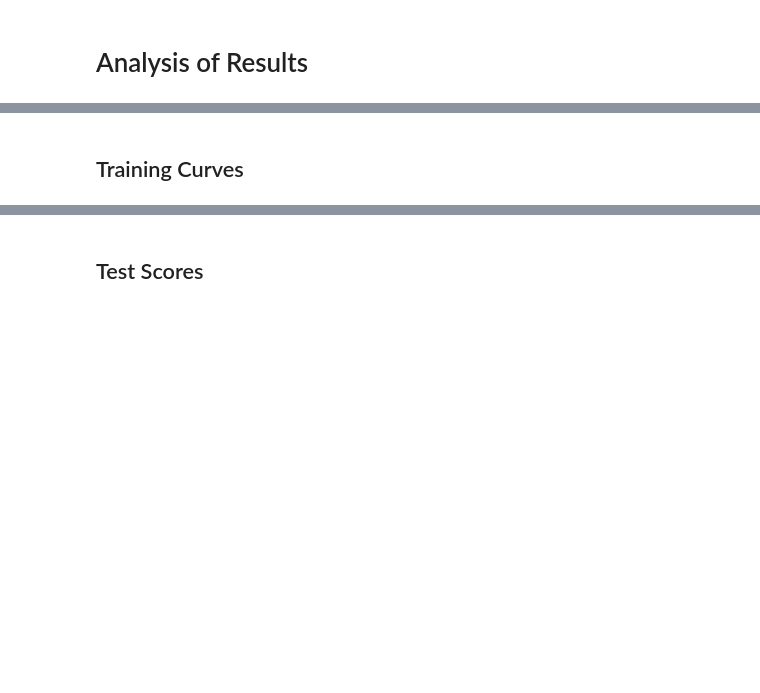
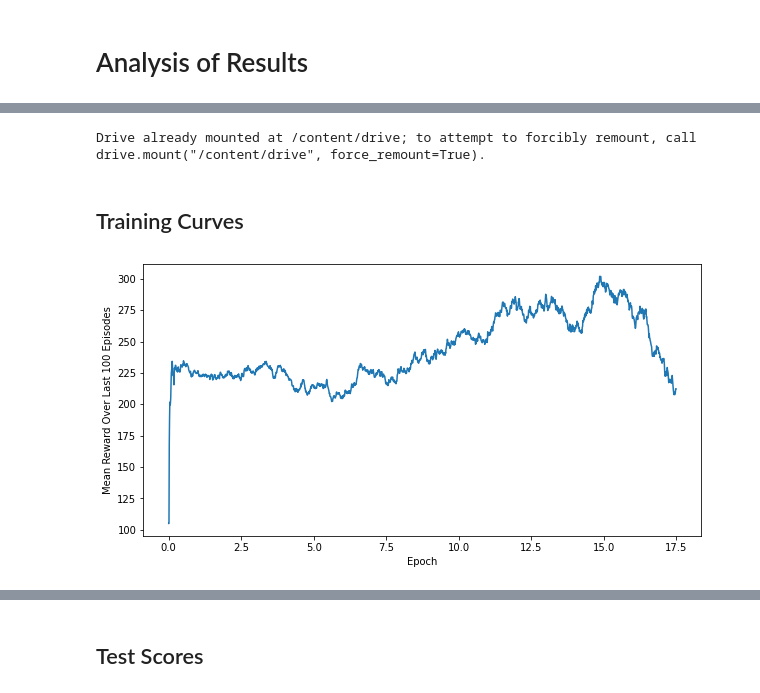
Before and after one commit to Mezuah4/CS4049_Atari_Assault, a Jupyter notebook: Analysis.ipynb, the cells around one changed output, grey strips where cells are left out. Cells and saved outputs as stored; diff of their text form; code cells hidden in the pictures; blank space fills up the shorter version.

```diff
--- a/Analysis.ipynb
+++ b/Analysis.ipynb
@@ -15,3 +38,8 @@ from statsmodels.stats.multicomp import pairwise_ttest
+# %%
+from google.colab import drive
+drive.mount('/content/drive')
+# %% [output]
+Drive already mounted at /content/drive; to attempt to forcibly remount, call drive.mount("/content/drive", force_remount=True).
 # %%
 DATA_PATH = "./drive/MyDrive/ML/ANALYSIS/"
 # %% [markdown]
@@ -19,22 +47,37 @@ DATA_PATH = "./drive/MyDrive/ML/ANALYSIS/"
 # %%
 # FRAMES
 
 # IMPORT DATA
-episode_rewards = pd.read_csv(DATA_PATH + "frames.csv")
+
+fr = []
+
+with open(DATA_PATH + 'frames.csv', newline='') as f:
+    for line in f:
+        fr.append(float(line.strip("\n")))
 
 # PROCESS
 EPISODES_PER_EPOCH = 99
 
-average_rewards = [np.mean(episode_rewards[i - EPISODES_PER_EPOCH : i]) for i in range(len(episode_rewards), EPISODES_PER_EPOCH, -1)]
+av_fr = []
+for i in range(0, len(fr)):
+    if i == 0:
+        av_fr.append(fr[i])
+    elif i < EPISODES_PER_EPOCH:
+        av_fr.append(np.mean(fr[:i + 1]))
+    else:
+        av_fr.append(np.mean(fr[i - EPISODES_PER_EPOCH: i]))
 
-bins = [x/10 for x in range(len(average_rewards))]
 
-# PLOT
+bins = [x/100 for x in range(len(av_fr))]
 plt.figure(figsize=(10, 5))
-plt.plot(bins, average_rewards)
+plt.plot(bins, av_fr)
+
+# Plot
 plt.xlabel("Epoch")
-plt.ylabel("Average Reward Over Last 10 Episodes")
+plt.ylabel("Mean Reward Over Last 100 Episodes")
 plt.show()
+# %% [output]
+[figure, added]
 # %%
 # RAM
 
```
Also changed, not shown: parts of 13 cells of this notebook.
